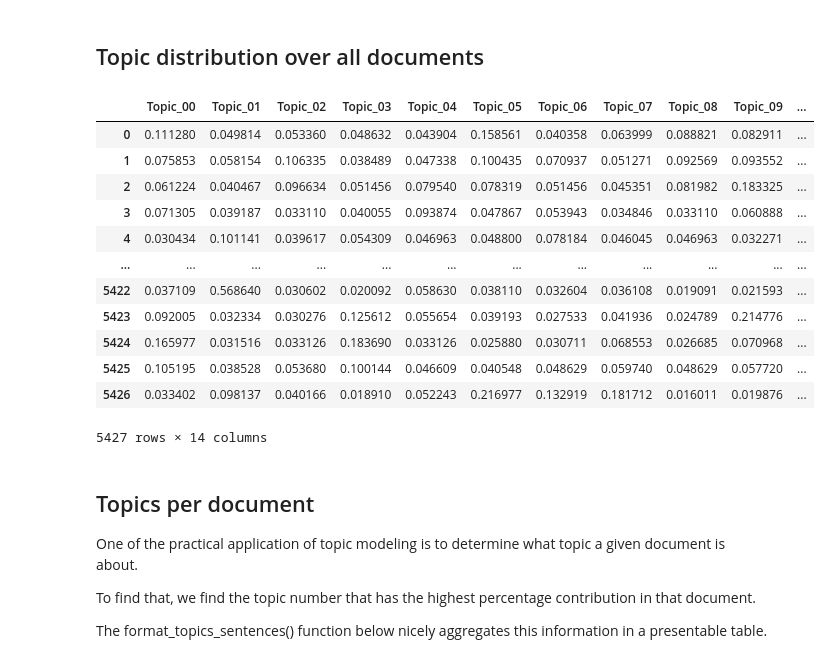
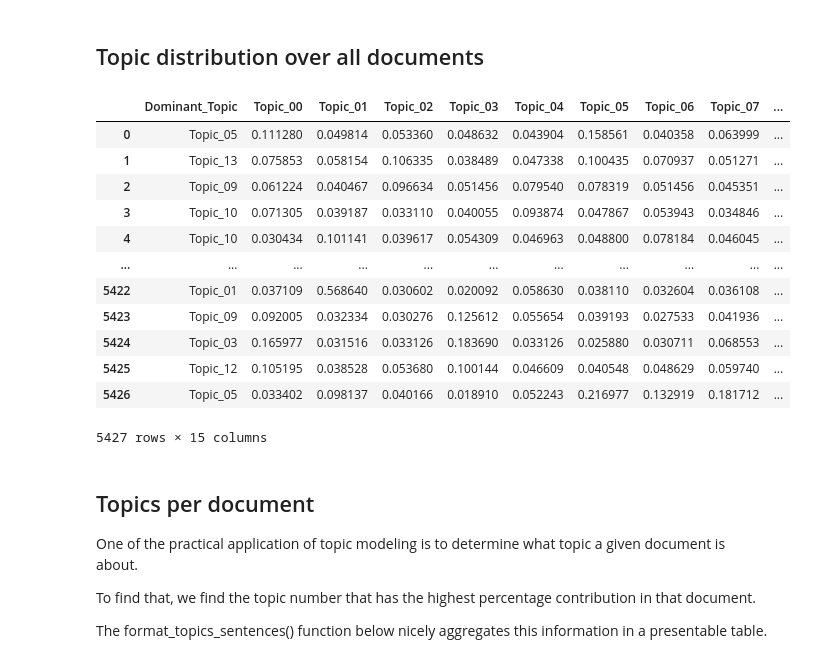
Before and after one commit to richard-johansson/topic_modeling, a Jupyter notebook: topicModeller2.0.ipynb, the cells around one changed output. Drawn from its saved outputs; the diff is of its cells as text; code cells hidden in the pictures.

```diff
--- a/topicModeller2.0.ipynb
+++ b/topicModeller2.0.ipynb
@@ -34,12 +34,12 @@ from matplotlib.pyplot import figure
 import pandas as pd
 
 # For MAC OS
-#mallet_path = 'mallet-2.0.8/bin/mallet'
-#os.environ['MALLET_HOME'] = 'mallet-2.0.8'
+mallet_path = 'mallet-2.0.8/bin/mallet'
+os.environ['MALLET_HOME'] = 'mallet-2.0.8'
 
 # For Windows OS
-os.environ['MALLET_HOME'] = 'C:\\mallet'
-mallet_path = 'C:\\mallet\\bin\\mallet.bat'
+#os.environ['MALLET_HOME'] = 'C:\\mallet'
+#mallet_path = 'C:\\mallet\\bin\\mallet.bat'
 # %%
 def readFile(folder, filename):
     fileData = ""
@@ -427,46 +427,47 @@ def topic_distribution(ldamodel, corpus, texts):
     topicNames = []
 
     # Get all topics in each document
     for i, row in enumerate(ldamodel[corpus]):
         # Counts number of topics
         if i==0:
             numberOfTopics = len(row)
         topicPercent = []
         for topicNr, topicDistribution in row:
             topicPercent.append(topicDistribution)
         topicNumbers.append(topicPercent)
 
     dataframe = pd.DataFrame(topicNumbers)
 
     # Create names for each topic
     for i in range (0, numberOfTopics):
         if i < 10:
             topicName = 'Topic_0' + str(i)
         else:
             topicName = 'Topic_' + str(i)
         topicNames.append(topicName)
 
     # Set all column lables
     dataframe.columns = topicNames
 
     return(dataframe)
 
 topic_distribution_df = topic_distribution(ldamodel=ldamallet, corpus=M1, texts=corpus_clean_bigram)
+topic_distribution_df.insert(0, 'Dominant_Topic', topic_distribution_df.idxmax(axis=1))
 topic_distribution_df
 # %% [output]
-|  | Topic_00 | Topic_01 | Topic_02 | Topic_03 | Topic_04 | Topic_05 | Topic_06 | Topic_07 | Topic_08 | Topic_09 | ... |
-| 0 | 0.111280 | 0.049814 | 0.053360 | 0.048632 | 0.043904 | 0.158561 | 0.040358 | 0.063999 | 0.088821 | 0.082911 | ... |
-| 1 | 0.075853 | 0.058154 | 0.106335 | 0.038489 | 0.047338 | 0.100435 | 0.070937 | 0.051271 | 0.092569 | 0.093552 | ... |
-| 2 | 0.061224 | 0.040467 | 0.096634 | 0.051456 | 0.079540 | 0.078319 | 0.051456 | 0.045351 | 0.081982 | 0.183325 | ... |
-| 3 | 0.071305 | 0.039187 | 0.033110 | 0.040055 | 0.093874 | 0.047867 | 0.053943 | 0.034846 | 0.033110 | 0.060888 | ... |
-| 4 | 0.030434 | 0.101141 | 0.039617 | 0.054309 | 0.046963 | 0.048800 | 0.078184 | 0.046045 | 0.046963 | 0.032271 | ... |
-| ... | ... | ... | ... | ... | ... | ... | ... | ... | ... | ... | ... |
-| 5422 | 0.037109 | 0.568640 | 0.030602 | 0.020092 | 0.058630 | 0.038110 | 0.032604 | 0.036108 | 0.019091 | 0.021593 | ... |
-| 5423 | 0.092005 | 0.032334 | 0.030276 | 0.125612 | 0.055654 | 0.039193 | 0.027533 | 0.041936 | 0.024789 | 0.214776 | ... |
-| 5424 | 0.165977 | 0.031516 | 0.033126 | 0.183690 | 0.033126 | 0.025880 | 0.030711 | 0.068553 | 0.026685 | 0.070968 | ... |
-| 5425 | 0.105195 | 0.038528 | 0.053680 | 0.100144 | 0.046609 | 0.040548 | 0.048629 | 0.059740 | 0.048629 | 0.057720 | ... |
-| 5426 | 0.033402 | 0.098137 | 0.040166 | 0.018910 | 0.052243 | 0.216977 | 0.132919 | 0.181712 | 0.016011 | 0.019876 | ... |
+|  | Dominant_Topic | Topic_00 | Topic_01 | Topic_02 | Topic_03 | Topic_04 | Topic_05 | Topic_06 | Topic_07 | ... |
+| 0 | Topic_05 | 0.111280 | 0.049814 | 0.053360 | 0.048632 | 0.043904 | 0.158561 | 0.040358 | 0.063999 | ... |
+| 1 | Topic_13 | 0.075853 | 0.058154 | 0.106335 | 0.038489 | 0.047338 | 0.100435 | 0.070937 | 0.051271 | ... |
+| 2 | Topic_09 | 0.061224 | 0.040467 | 0.096634 | 0.051456 | 0.079540 | 0.078319 | 0.051456 | 0.045351 | ... |
+| 3 | Topic_10 | 0.071305 | 0.039187 | 0.033110 | 0.040055 | 0.093874 | 0.047867 | 0.053943 | 0.034846 | ... |
+| 4 | Topic_10 | 0.030434 | 0.101141 | 0.039617 | 0.054309 | 0.046963 | 0.048800 | 0.078184 | 0.046045 | ... |
+| ... | ... | ... | ... | ... | ... | ... | ... | ... | ... | ... |
+| 5422 | Topic_01 | 0.037109 | 0.568640 | 0.030602 | 0.020092 | 0.058630 | 0.038110 | 0.032604 | 0.036108 | ... |
+| 5423 | Topic_09 | 0.092005 | 0.032334 | 0.030276 | 0.125612 | 0.055654 | 0.039193 | 0.027533 | 0.041936 | ... |
+| 5424 | Topic_03 | 0.165977 | 0.031516 | 0.033126 | 0.183690 | 0.033126 | 0.025880 | 0.030711 | 0.068553 | ... |
+| 5425 | Topic_12 | 0.105195 | 0.038528 | 0.053680 | 0.100144 | 0.046609 | 0.040548 | 0.048629 | 0.059740 | ... |
+| 5426 | Topic_05 | 0.033402 | 0.098137 | 0.040166 | 0.018910 | 0.052243 | 0.216977 | 0.132919 | 0.181712 | ... |
-5427 rows × 14 columns
+5427 rows × 15 columns
 # %% [markdown]
 ## Topics per document
 One of the practical application of topic modeling is to determine what topic a given document is about.
```
Also changed, not shown: parts of 15 cells of this notebook, 3 other files.
